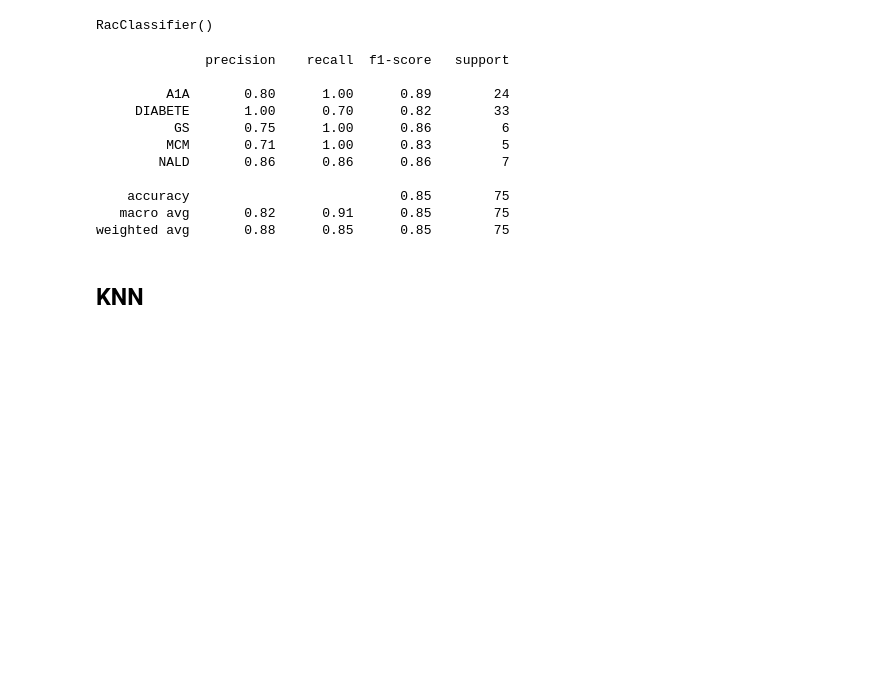
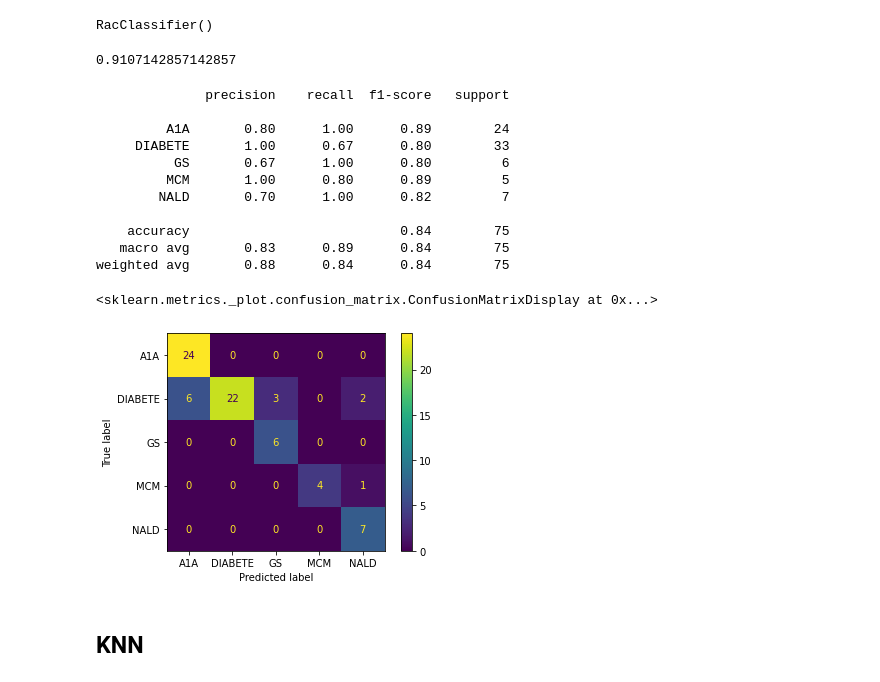
Before and after one commit to federicosilvestri/chl-project, a Jupyter notebook: src/notebooks/Classification.ipynb, the cells around one changed output. Saved outputs shown, nothing was run; the diff lists cells and outputs as text; code cells hidden in the pictures; blank space fills up the shorter version.

```diff
--- a/src/notebooks/Classification.ipynb
+++ b/src/notebooks/Classification.ipynb
@@ -446,23 +435,32 @@ Train score: 0.8678894472361809
 #### Test best feature selection
 # %%
 clf = RacClassifier(**best_params)
-clf.fit(train_x.loc[:, model.get_support()].loc[:, rfe.get_support()], train_y)
+clf.fit(train_x[rfe_cols], train_y)
 # %% [output]
 RacClassifier()
+# %%
+clf.score(train_x[rfe_cols], train_y)
+# %% [output]
+0.9107142857142857
 # %%
-print(classification_report(val_y, clf.predict(val_x.loc[:, model.get_support()].loc[:, rfe.get_support()])))
+print(classification_report(val_y, clf.predict(val_x[rfe_cols])))
 # %% [output]
               precision    recall  f1-score   support
 
          A1A       0.80      1.00      0.89        24
-     DIABETE       1.00      0.70      0.82        33
-          GS       0.75      1.00      0.86         6
-         MCM       0.71      1.00      0.83         5
-        NALD       0.86      0.86      0.86         7
+     DIABETE       1.00      0.67      0.80        33
+          GS       0.67      1.00      0.80         6
+         MCM       1.00      0.80      0.89         5
+        NALD       0.70      1.00      0.82         7
 
-    accuracy                           0.85        75
-   macro avg       0.82      0.91      0.85        75
-weighted avg       0.88      0.85      0.85        75
+    accuracy                           0.84        75
+   macro avg       0.83      0.89      0.84        75
+weighted avg       0.88      0.84      0.84        75
+# %%
+ConfusionMatrixDisplay.from_estimator(clf, val_x[rfe_cols], val_y)
+# %% [output]
+<sklearn.metrics._plot.confusion_matrix.ConfusionMatrixDisplay at 0x...>
+[figure, added]
 # %% [markdown]
 ## KNN
 # %% [markdown]
```
Also changed, not shown: parts of 80 cells of this notebook.
